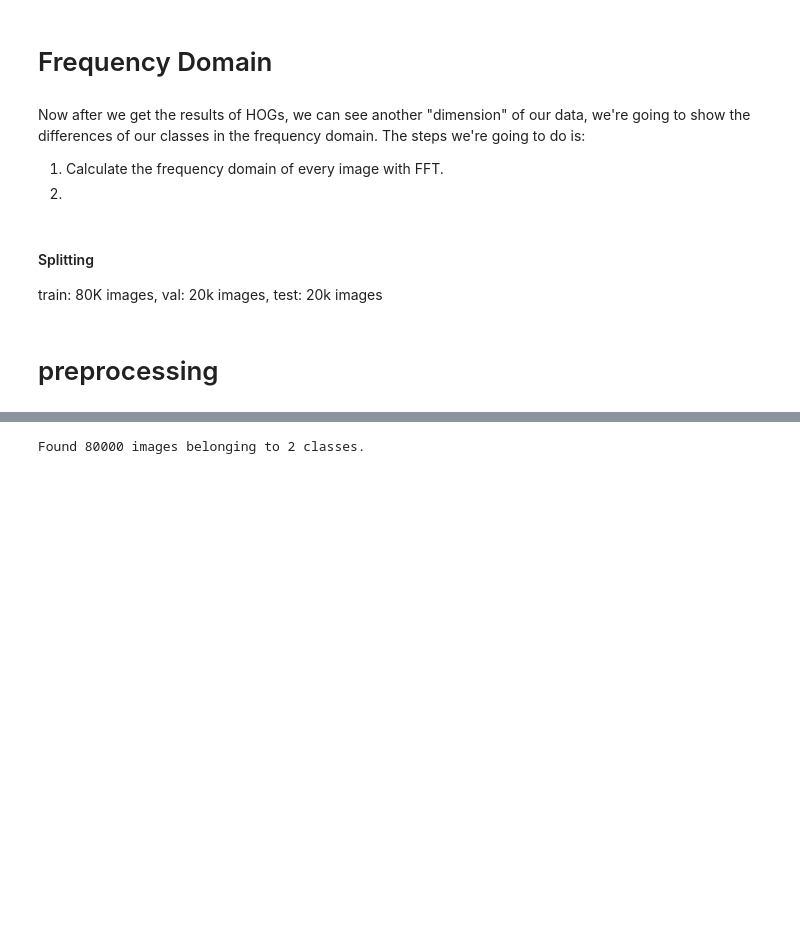
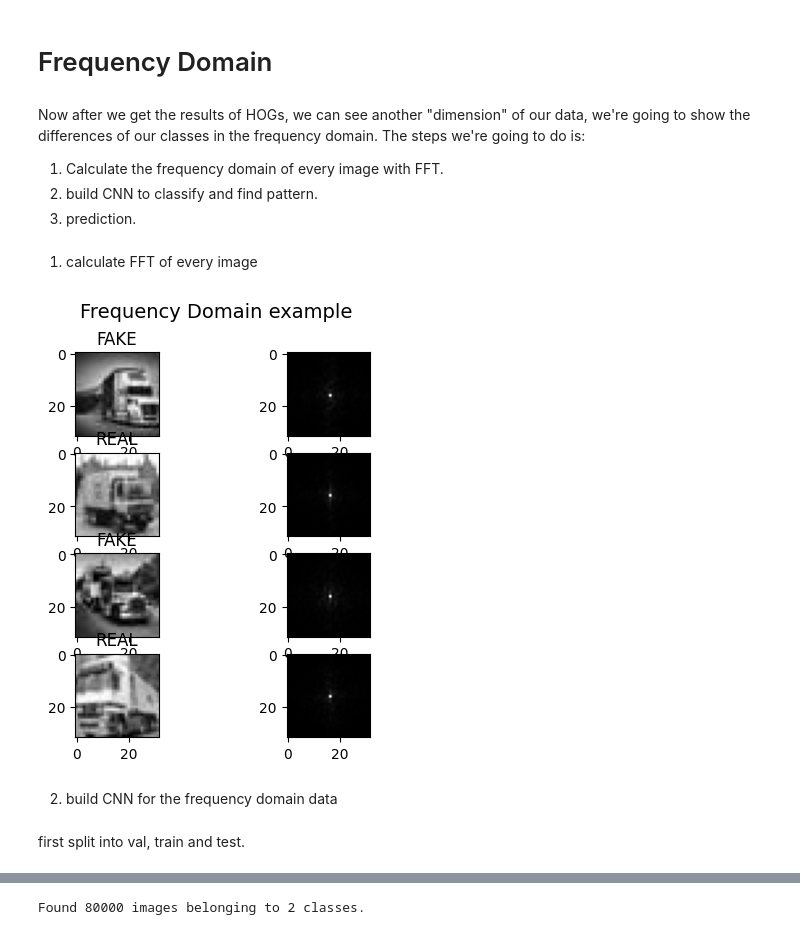
Before and after one commit to RoiLe/AI-picture-recognition, a Jupyter notebook: AI_REAL_FAKE_IMG_RECOGNIZER_PRPOSAL.ipynb, the cells around one changed output, grey strips where cells are left out. Drawn from its saved outputs; the diff is of its cells as text; code cells hidden in the pictures; blank space fills up the shorter version.

```diff
--- a/AI_REAL_FAKE_IMG_RECOGNIZER_MODEL_2.ipynb
+++ b/AI_REAL_FAKE_IMG_RECOGNIZER_PRPOSAL.ipynb
@@ -427,10 +468,75 @@ Generative Adversarial Networks (GANs) are advanced AI models that play a crucia
 Now after we get the results of HOGs, we can see another "dimension" of our data, we're going to show the differences of our classes in the frequency domain.
 The steps we're going to do is:
 1) Calculate the frequency domain of every image with FFT.
-2)
+2) build CNN to classify and find pattern.
+3) prediction.
-# %% [markdown]
-#### Splitting
-   train: 80K images,
-   val:   20k images,
-   test:  20k images
+# %% [markdown]
+1) calculate FFT of every image
+# %%
+import os
+import cv2
+import numpy as np
+
+# Define input and output directories
+input_dir = "cifake-real-and-ai-generated-synthetic-images"
+output_dir = "freq-real-fake-images-2"
+
+# Create the output directory if it doesn't exist
+os.makedirs(output_dir, exist_ok=True)
+
+# List of image categories (e.g., "Real" and "Fake")
+categories = ["test", "train"]
+
+# Plot information
+fig, axes = plt.subplots(4, 2, figsize=(5, 5))
+fig.suptitle("Frequency Domain example", fontsize=14)
+i = 0
+title = ""
+
+# Loop through each category
+for category in categories:
+    category_dir = os.path.join(input_dir, category)
+    output_category_dir = os.path.join(output_dir, category)
+    os.makedirs(output_category_dir, exist_ok=True)
+    title = category
+    # List of subdirectories (e.g., "train" and "test")
+    subdirectories = ["FAKE", "REAL"]
+
+    # Loop through each subdirectory
+    for subdirectory in subdirectories:
+        view_flag = 1
+        input_subdir = os.path.join(category_dir, subdirectory)
+        output_subdir = os.path.join(output_category_dir, subdirectory)
+        os.makedirs(output_subdir, exist_ok=True)
+
+        # Process each image in the subdirectory
+        for filename in os.listdir(input_subdir):
+            input_path = os.path.join(input_subdir, filename)
+            output_path = os.path.join(output_subdir, filename)
+
+            # Read the image
+            image = cv2.imread(input_path, cv2.IMREAD_GRAYSCALE)
+
+            # Perform FFT (Fast Fourier Transform) to calculate the frequency domain
+            freq_domain = np.fft.fft2(image)
+            freq_domain = np.fft.fftshift(freq_domain)
+
+            # Save the frequency domain image
+            cv2.imwrite(output_path, np.abs(freq_domain).astype(np.uint8))
+
+            # Show the output
+            if(view_flag == 1):
+                axes[i, 0].imshow(image, cmap=plt.cm.gray)
+                axes[i, 0].set_title(subdirectory)
+                axes[i, 1].imshow(np.abs(freq_domain), cmap=plt.cm.gray)
+                i = i + 1
+
+                view_flag = 0
+plt.show()
+# %% [output]
+[figure, added]
+# %% [markdown]
+2) build CNN for the frequency domain data
+# %% [markdown]
+first split into val, train and test.
 # %%
@@ -478,5 +584,3 @@ for class_name in classes:
         src = os.path.join(class_folder, file)
         dest = os.path.join(output_folder, "test", class_name, file)
         shutil.copy(src, dest)
-# %% [markdown]
-# preprocessing
```
Also changed, not shown: parts of 35 cells of this notebook.
